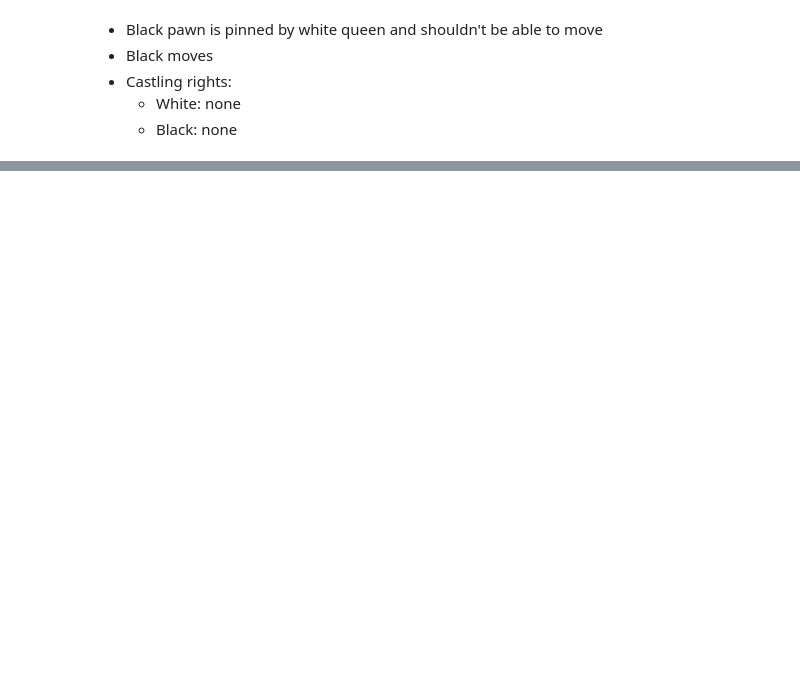
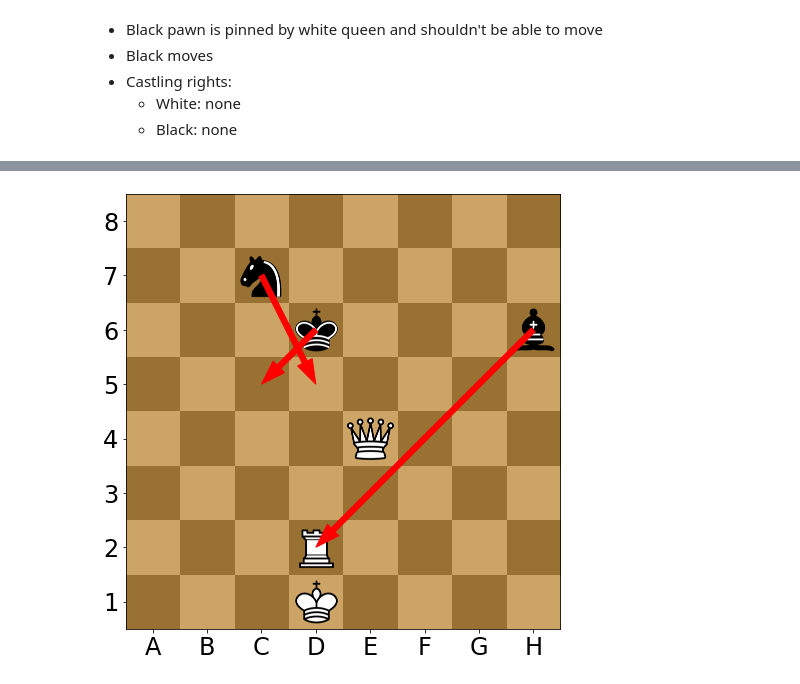
Before and after one commit to vv-hieu/ParallelChessEngine, a Jupyter notebook: ChessMoveGenerationTest.ipynb, the cells around one changed output, grey strips where cells are left out. Drawn from its saved outputs; the diff is of its cells as text; code cells hidden in the pictures; blank space fills up the shorter version.

Commit message:
Fixed Move Generations & Add Move Generation Tests

```diff
--- a/ChessMoveGenerationTest.ipynb
+++ b/ChessMoveGenerationTest.ipynb
@@ -61,0 +68,4 @@ chess_move_generation_test('8/8/2R5/3k4/4p3/3B4/6Q1/4K3 b - - 0 241')
+# %%
+chess_move_generation_test('8/2n5/3k3b/8/4Q3/8/3R4/3K4 b - - 0 69')
+# %% [output]
+[figure, added]
```
Also changed, not shown: parts of 9 cells of this notebook, 1 other file.
